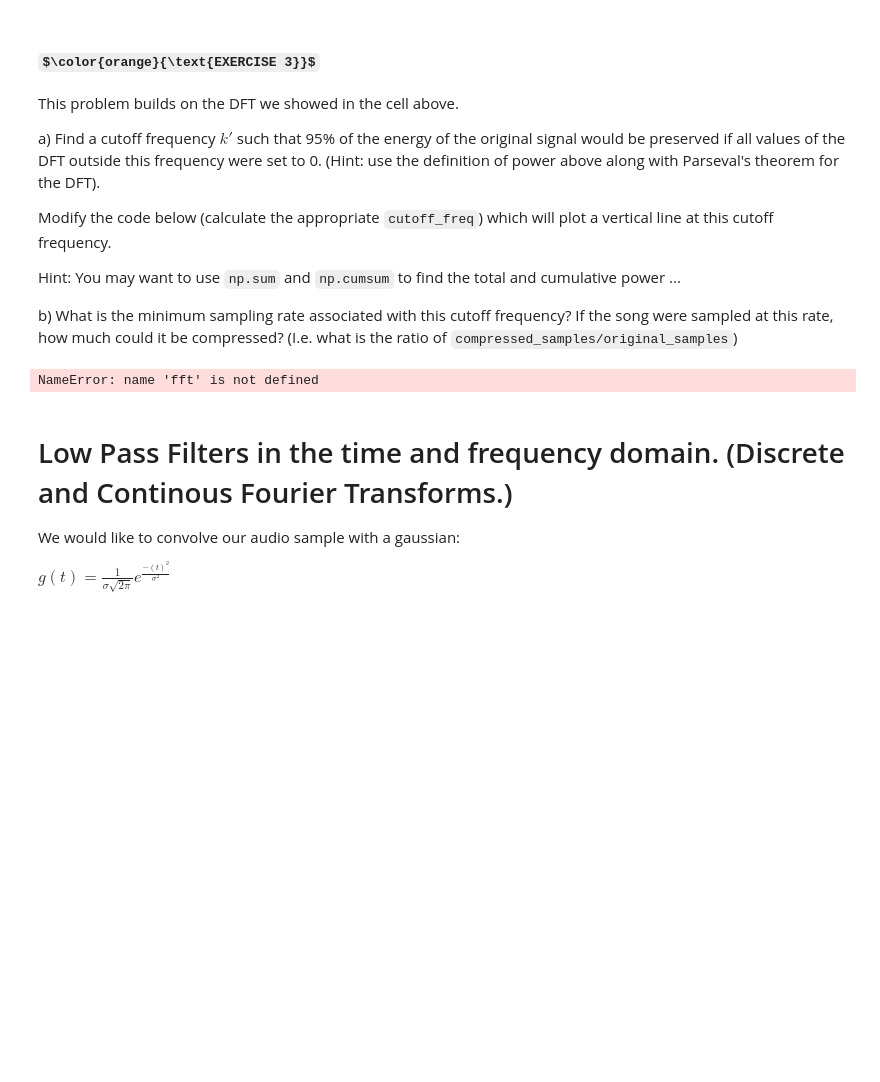
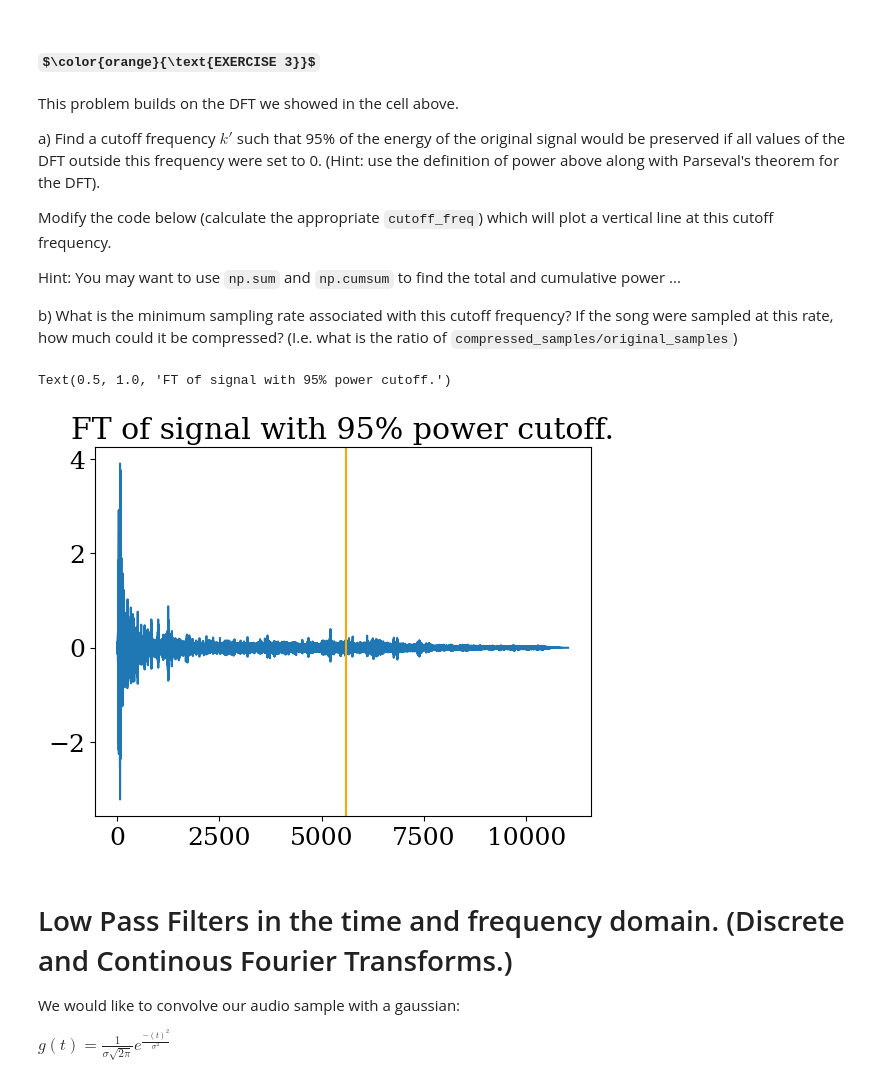
Before and after one commit to raran314/filamentFields, a Jupyter notebook: audio_analysis/audio_analysis_and_fourier_transforms_STUDENT.ipynb, the cells around one changed output. Cells and saved outputs as stored; diff of their text form; code cells hidden in the pictures; some formulas as TeX source; blank space fills up the shorter version.

```diff
--- a/audio_analysis/audio_analysis_and_fourier_transforms_STUDENT.ipynb
+++ b/audio_analysis/audio_analysis_and_fourier_transforms_STUDENT.ipynb
@@ -173,23 +173,27 @@ b) What is the minimum sampling rate associated with this cutoff frequency? If t
 # %%
 sample_rfft = fft.rfft(sample,norm='ortho')
 freq_bins = fft.rfftfreq(sample.shape[0], dt)
 
 # Find intensity
 intensity = np.abs(sample_rfft) ** 2
-
+x = np.cumsum(intensity)
 
 ## YOUR CODE HERE  ###
 
 # Find frequency bin where total power below is >95% of total.
-cutoff_freq =  ...
+for i in range(len(x)):
+  if x[i] > .95 * x[-1]:
+    cutoff_freq = freq_bins[i]
+    break
 
 # Plot
 plt.plot(freq_bins, sample_rfft)
 plt.axvline(cutoff_freq, color='orange')
 
 plt.title("FT of signal with 95% power cutoff.")
 # %% [output]
-NameError: name 'fft' is not defined
+Text(0.5, 1.0, 'FT of signal with 95% power cutoff.')
+[figure, added]
 # %% [markdown]
 # Low Pass Filters in the time and frequency domain. (Discrete and Continous Fourier Transforms.)
 
```
